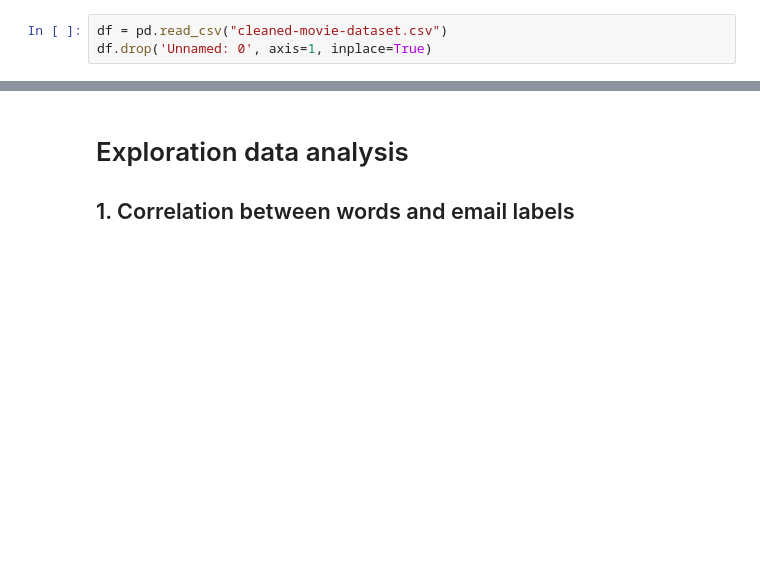
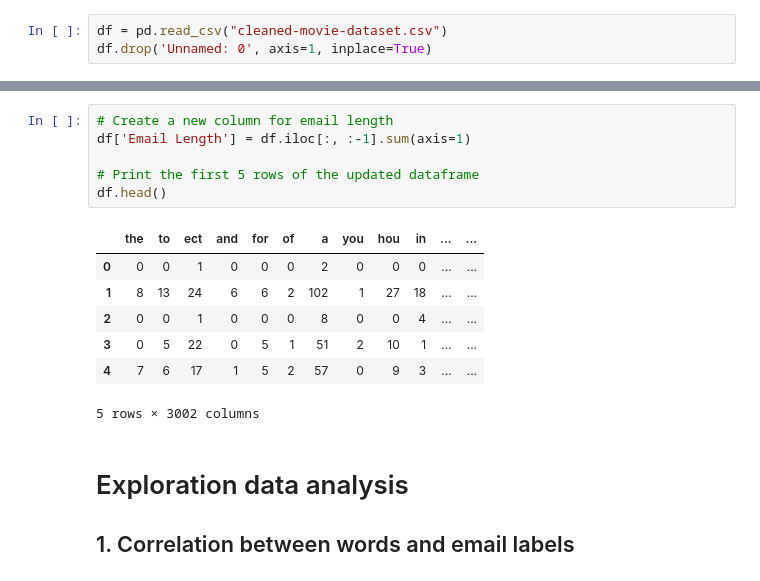
Before and after one commit to khanhlin003/Spam-Detection, a Jupyter notebook: data_visualisation.ipynb, the cells around one changed output, grey strips where cells are left out. Drawn from its saved outputs; the diff is of its cells as text; blank space fills up the shorter version.

```diff
--- a/data_visualisation.ipynb
+++ b/data_visualisation.ipynb
@@ -36,3 +16,17 @@ memory usage: 118.4 MB
+# %%
+# Create a new column for email length
+df['Email Length'] = df.iloc[:, :-1].sum(axis=1)
+
+# Print the first 5 rows of the updated dataframe
+df.head()
+# %% [output]
+|  | the | to | ect | and | for | of | a | you | hou | in | ... | ... |
+| 0 | 0 | 0 | 1 | 0 | 0 | 0 | 2 | 0 | 0 | 0 | ... | ... |
+| 1 | 8 | 13 | 24 | 6 | 6 | 2 | 102 | 1 | 27 | 18 | ... | ... |
+| 2 | 0 | 0 | 1 | 0 | 0 | 0 | 8 | 0 | 0 | 4 | ... | ... |
+| 3 | 0 | 5 | 22 | 0 | 5 | 1 | 51 | 2 | 10 | 1 | ... | ... |
+| 4 | 7 | 6 | 17 | 1 | 5 | 2 | 57 | 0 | 9 | 3 | ... | ... |
+5 rows × 3002 columns
 # %% [markdown]
 # Exploration data analysis
 
```
Also changed, not shown: parts of 13 cells of this notebook.
